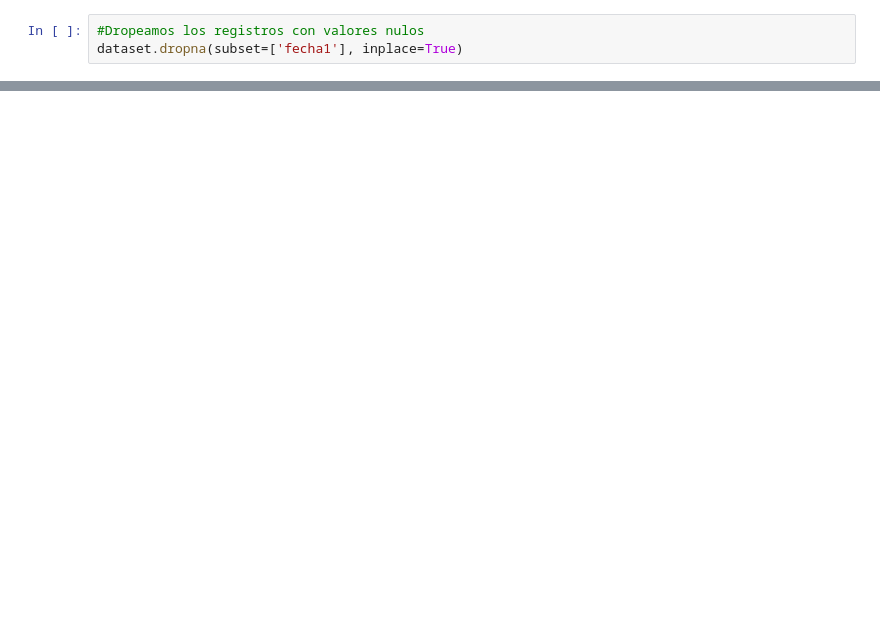
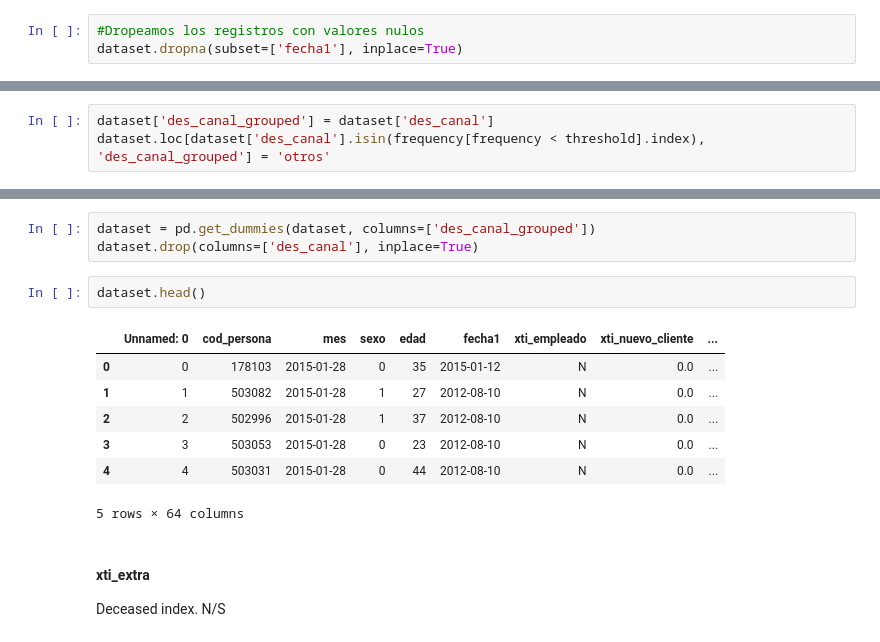
Before and after one commit to pepelopelope/Banking-Product-Recommendations-ML-Project, a Jupyter notebook: Codigo.ipynb, the cells around one changed output, grey strips where cells are left out. Drawn from its saved outputs; the diff is of its cells as text; blank space fills up the shorter version.

```diff
--- a/Codigo.ipynb
+++ b/Codigo.ipynb
@@ -634,0 +578,3 @@ print(f'MAP@7 Score: {score}')
+# %%
+dataset['des_canal_grouped'] = dataset['des_canal']
+dataset.loc[dataset['des_canal'].isin(frequency[frequency < threshold].index), 'des_canal_grouped'] = 'otros'
@@ -634,0 +600,17 @@ print(f'MAP@7 Score: {score}')
+# %%
+dataset = pd.get_dummies(dataset, columns=['des_canal_grouped'])
+dataset.drop(columns=['des_canal'], inplace=True)
+# %%
+dataset.head()
+# %% [output]
+|  | Unnamed: 0 | cod_persona | mes | sexo | edad | fecha1 | xti_empleado | xti_nuevo_cliente | ... |
+| 0 | 0 | 178103 | 2015-01-28 | 0 | 35 | 2015-01-12 | N | 0.0 | ... |
+| 1 | 1 | 503082 | 2015-01-28 | 1 | 27 | 2012-08-10 | N | 0.0 | ... |
+| 2 | 2 | 502996 | 2015-01-28 | 1 | 37 | 2012-08-10 | N | 0.0 | ... |
+| 3 | 3 | 503053 | 2015-01-28 | 0 | 23 | 2012-08-10 | N | 0.0 | ... |
+| 4 | 4 | 503031 | 2015-01-28 | 0 | 44 | 2012-08-10 | N | 0.0 | ... |
+5 rows × 64 columns
+# %% [markdown]
+#### xti_extra
+
+Deceased	index.	N/S
```
Also changed, not shown: parts of 119 cells of this notebook.
